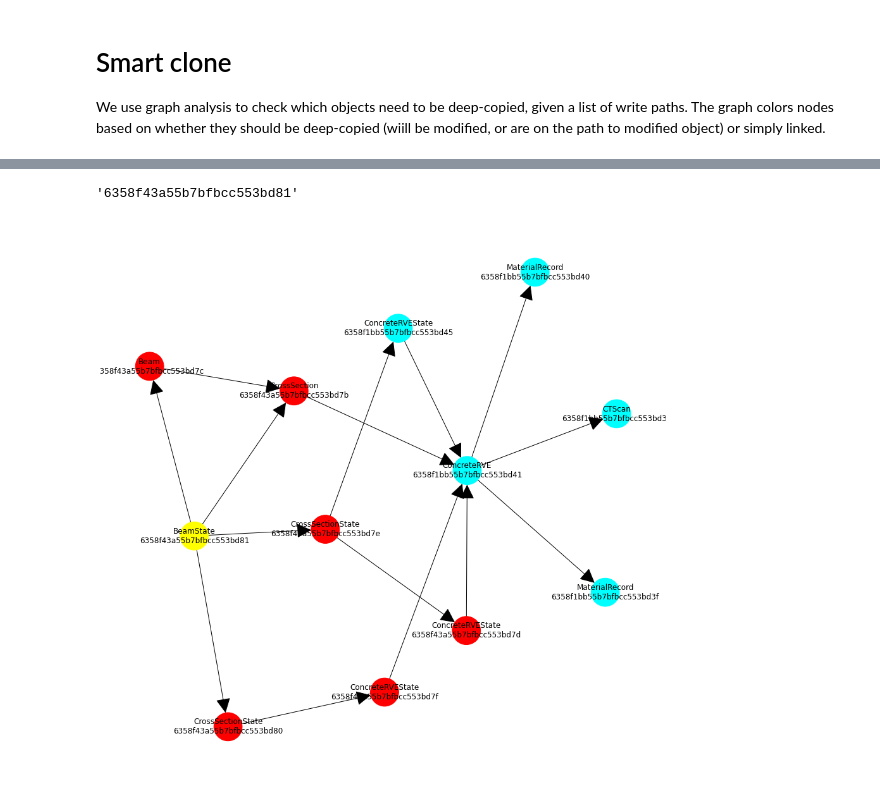
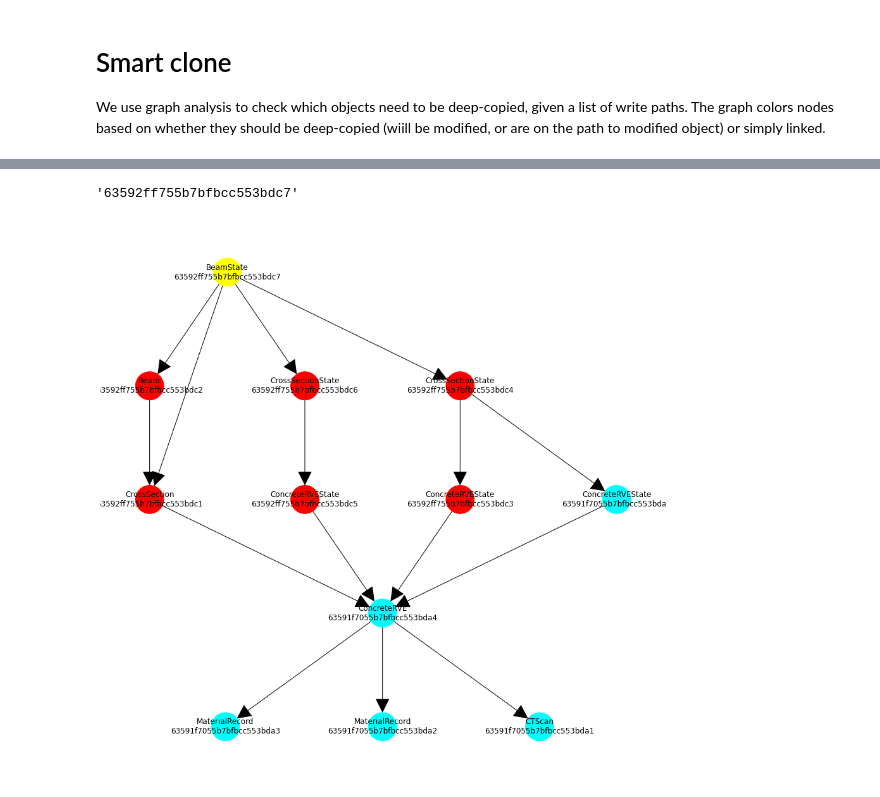
Before and after one commit to mupif/EDM, a Jupyter notebook: jupyter/04-dms-data.ipynb, the cells around one changed output, grey strips where cells are left out. Saved outputs shown, nothing was run; the diff lists cells and outputs as text; code cells hidden in the pictures.

```diff
--- a/jupyter/04-dms-data.ipynb
+++ b/jupyter/04-dms-data.ipynb
@@ -198,28 +203,28 @@ IDs of nodes which are safe can be passed to clone, which will only link them (i
 # %%
 ID2=get(f'{DB}/BeamState/{ID}/clone',shallow=' '.join(safe))
 
 nodes2,edges2=get(f'{DB}/BeamState/{ID2}/graph',debug=True,no_show=True)
 G2=nx.DiGraph()
 G2.add_nodes_from(nodes2)
 G2.add_edges_from(edges2)
 fig,ax=plt.subplots(1,1,figsize=(16,16))
 
 # coloring function
 def n_c(n):
     type,id=n.split('\n')
     if id==ID2: return 'yellow'
     # ask the DB whether the node has upstream (i.e. was cloned)
     nn=get(f'{DB}/{type}/{id}',max_level=1,no_show=True)
     if 'upstream' in nn['_meta']: return 'red'
     return 'cyan'
 
 nx.draw(
     G2,ax=ax,with_labels=True,
     node_size=2000,
-    pos=pydot_layout(G2),
+    pos=pydot_layout(G2,root=nodes2[0],prog='dot'),
     arrowsize=50,
     node_color=[n_c(n) for n in G2.nodes]
 )
 # %% [output]
-'6358f43a55b7bfbcc553bd81'
+'63592ff755b7bfbcc553bdc7'
-[figure, old version]
+[figure, new version]
```
Also changed, not shown: parts of 5 cells of this notebook.
